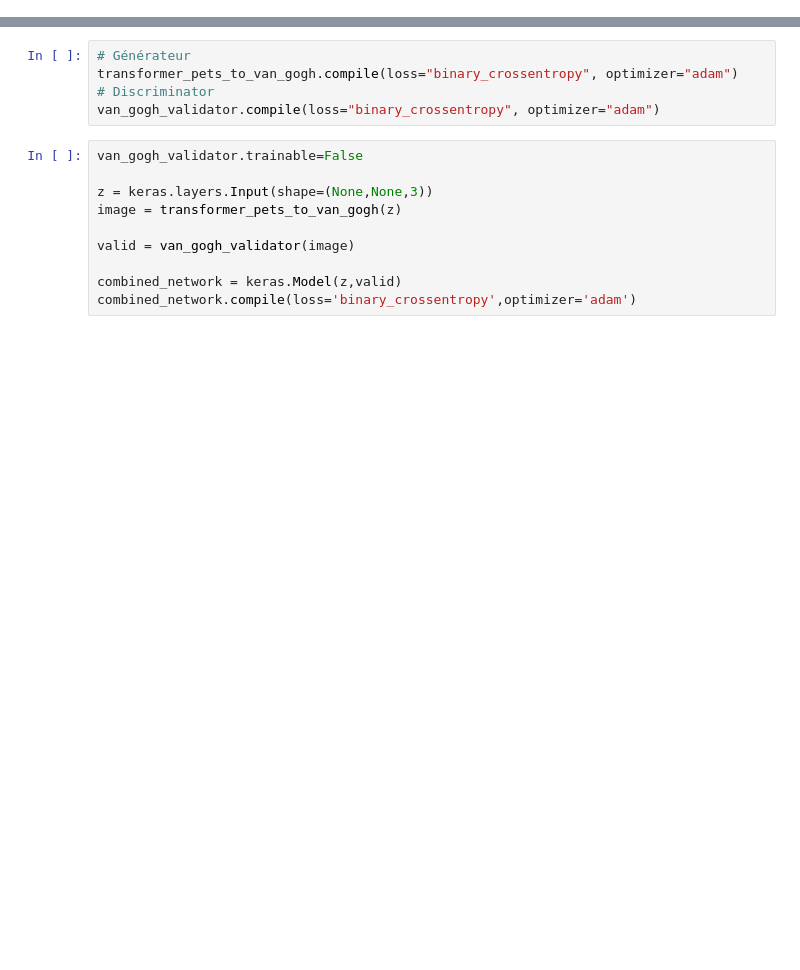
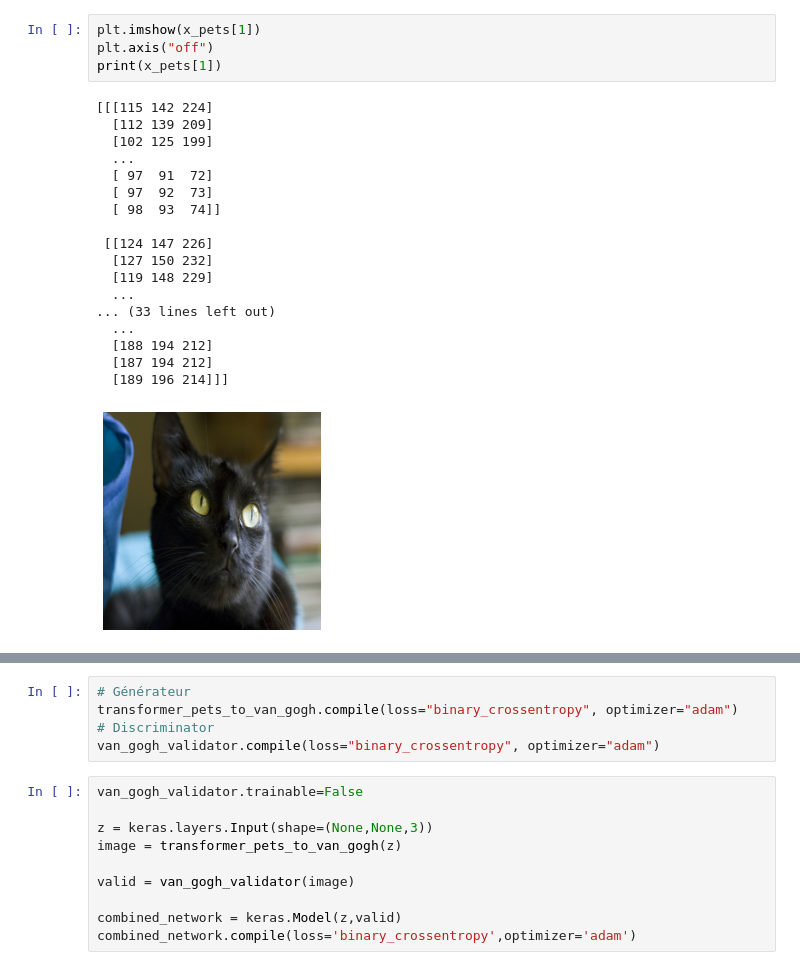
Before and after one commit to Miithrandiir/keras_algo, a Jupyter notebook: keras_style_transfer.ipynb, the cells around one changed output, grey strips where cells are left out. Drawn from its saved outputs; the diff is of its cells as text; blank space fills up the shorter version.

```diff
--- a/keras_style_transfer.ipynb
+++ b/keras_style_transfer.ipynb
@@ -65,3 +57,26 @@ for i in range(9):
+# %%
+plt.imshow(x_pets[1])
+plt.axis("off")
+print(x_pets[1])
+# %% [output]
+[[[115 142 224]
+  [112 139 209]
+  [102 125 199]
+  ...
+  [ 97  91  72]
+  [ 97  92  73]
+  [ 98  93  74]]
+
+ [[124 147 226]
+  [127 150 232]
+  [119 148 229]
+  ...
+... (33 lines left out)
+  ...
+  [188 194 212]
+  [187 194 212]
+  [189 196 214]]]
+[figure, added]
 # %%
 van_gogh_validator = keras.Sequential([
     layers.Input(shape=(None, None, 3)),
```
Also changed, not shown: parts of 11 cells of this notebook.
